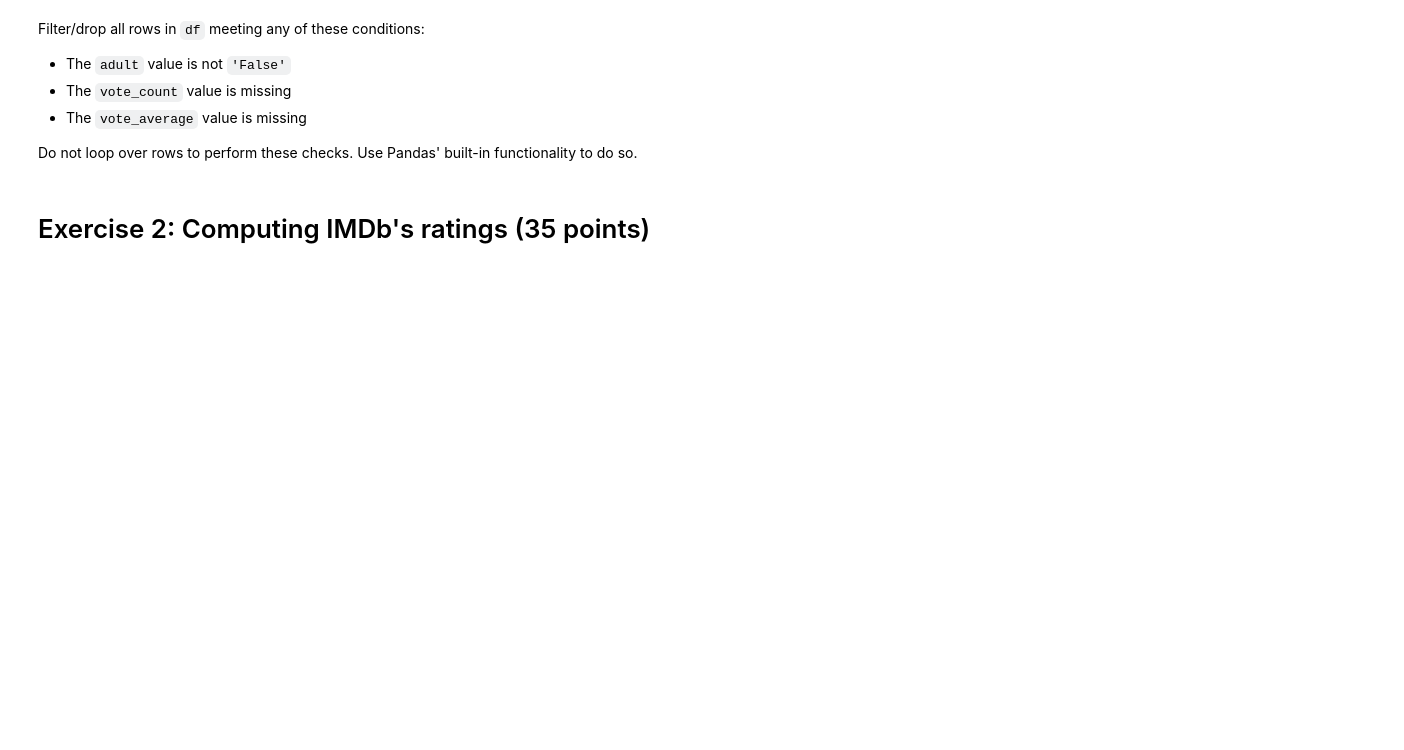
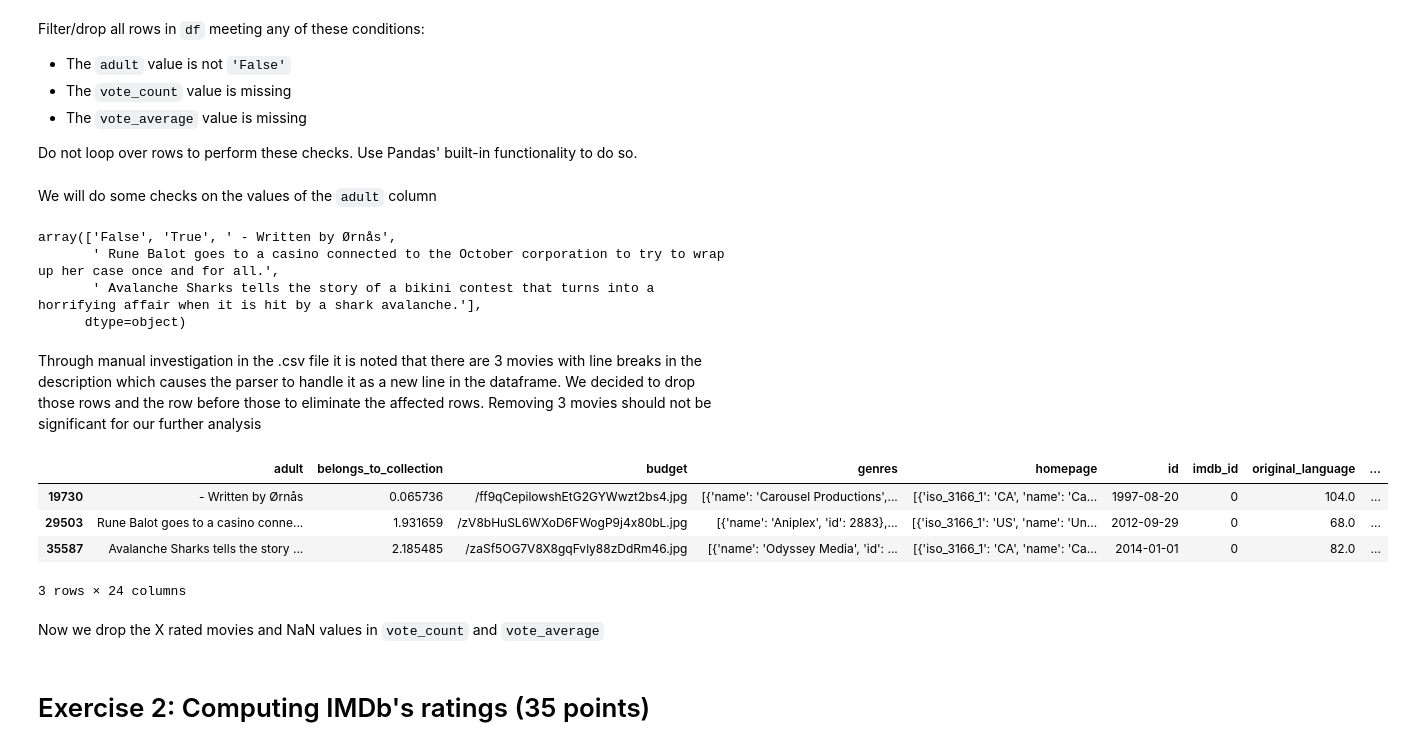
Before and after one commit to simonmoesorensen/02807DataScience-project-1, a Jupyter notebook: 02807_Project_1.ipynb, the cells around one changed output. Cells and saved outputs as stored; diff of their text form; code cells hidden in the pictures; blank space fills up the shorter version.

```diff
--- a/02807_Project_1.ipynb
+++ b/02807_Project_1.ipynb
@@ -239,0 +230,20 @@ Do not loop over rows to perform these checks. Use Pandas' built-in functionalit
+# %% [markdown]
+We will do some checks on the values of the `adult` column
+# %%
+df.adult.unique()
+# %% [output]
+array(['False', 'True', ' - Written by Ørnås',
+       ' Rune Balot goes to a casino connected to the October corporation to try to wrap up her case once and for all.',
+       ' Avalanche Sharks tells the story of a bikini contest that turns into a horrifying affair when it is hit by a shark avalanche.'],
+      dtype=object)
+# %% [markdown]
+Through manual investigation in the .csv file it is noted that there are 3 movies with line breaks in the description which causes the parser to handle it as a new line in the dataframe. We decided to drop those rows and the row before those to eliminate the affected rows. Removing 3 movies should not be significant for our further analysis
+# %%
+bad_index = df[~df.adult.isin(['False', 'True'])].index
+df[~df.adult.isin(['False', 'True'])]
+# %% [output]
+|  | adult | belongs_to_collection | budget | genres | homepage | id | imdb_id | original_language | ... |
+| 19730 | - Written by Ørnås | 0.065736 | /ff9qCepilowshEtG2GYWwzt2bs4.jpg | [{'name': 'Carousel Productions',... | [{'iso_3166_1': 'CA', 'name': 'Ca... | 1997-08-20 | 0 | 104.0 | ... |
+| 29503 | Rune Balot goes to a casino conne... | 1.931659 | /zV8bHuSL6WXoD6FWogP9j4x80bL.jpg | [{'name': 'Aniplex', 'id': 2883},... | [{'iso_3166_1': 'US', 'name': 'Un... | 2012-09-29 | 0 | 68.0 | ... |
+| 35587 | Avalanche Sharks tells the story ... | 2.185485 | /zaSf5OG7V8X8gqFvly88zDdRm46.jpg | [{'name': 'Odyssey Media', 'id': ... | [{'iso_3166_1': 'CA', 'name': 'Ca... | 2014-01-01 | 0 | 82.0 | ... |
+3 rows × 24 columns
@@ -239,0 +252,2 @@ Do not loop over rows to perform these checks. Use Pandas' built-in functionalit
+# %% [markdown]
+Now we drop the X rated movies and NaN values in `vote_count` and `vote_average`
```
Also changed, not shown: parts of 13 cells of this notebook.
